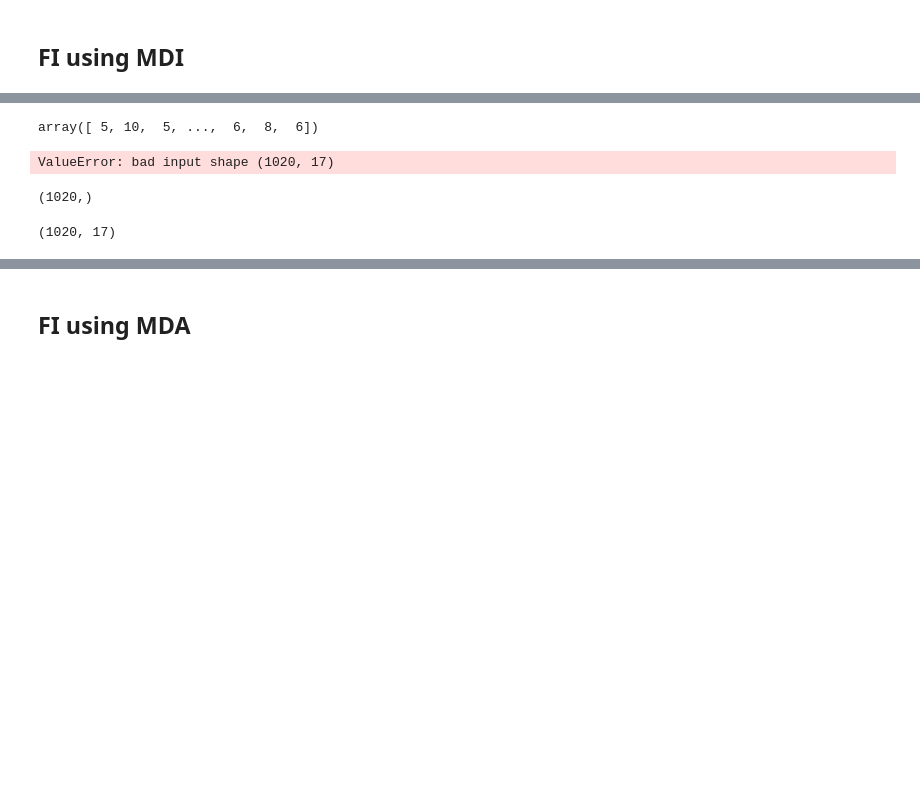
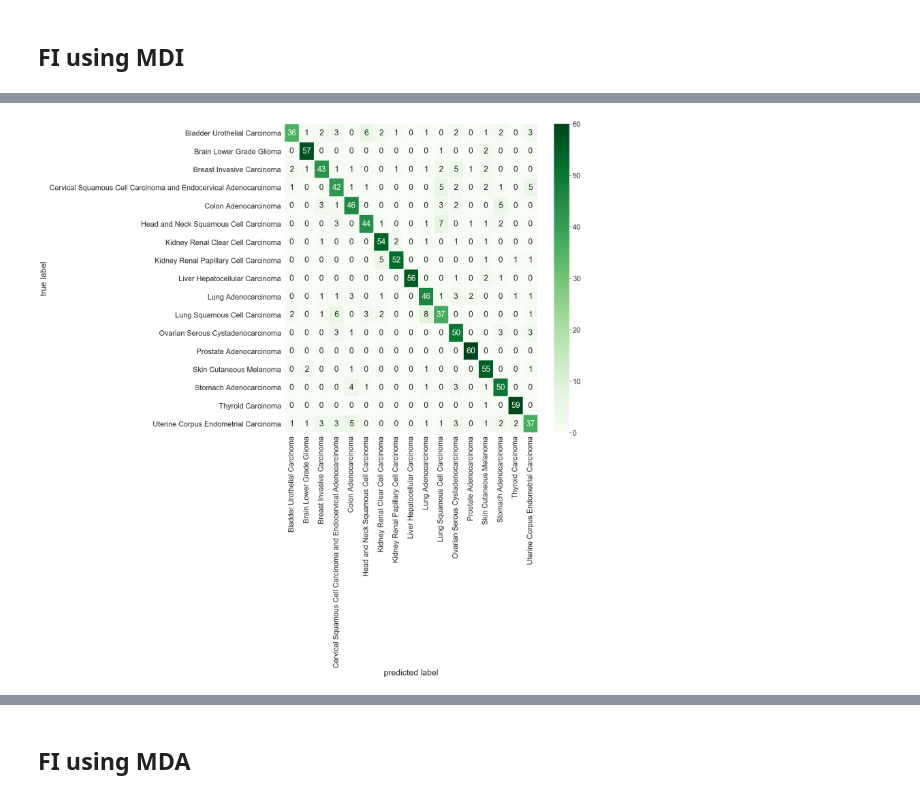
Before and after one commit to adpartin/feature-importance, a Jupyter notebook: notebooks/pfi_aacr.ipynb, the cells around one changed output, grey strips where cells are left out. Cells and saved outputs as stored; diff of their text form; code cells hidden in the pictures; blank space fills up the shorter version.

```diff
--- a/notebooks/pfi_aacr.ipynb
+++ b/notebooks/pfi_aacr.ipynb
@@ -180,19 +184,8 @@ yvl_pred_prob = rf_model.predict_proba(xvl)
-# %%
-yvl
-# %% [output]
-array([ 5, 10,  5, ...,  6,  8,  6])
-# %%
-brier_score_loss(y_true=yvl, y_prob=yvl_pred_prob)
-# %% [output]
-ValueError: bad input shape (1020, 17)
-# %%
-yvl.shape
-# %% [output]
-(1020,)
-# %%
-yvl_pred_prob.shape
-# %% [output]
-(1020, 17)
+# %%
+y_pred = rf_model.predict(xvl)
+utils.plot_confusion_matrix(y_true=yvl, y_pred=y_pred, labels=y_enc['type'].values);
+# %% [output]
+[figure, added]
 # %%
 utils.plot_rf_fi(rf_model, columns=xdata.columns, title='MDI', figsize=(10,7));
 # %% [output]
```
Also changed, not shown: parts of 16 cells of this notebook, 13 other files.
